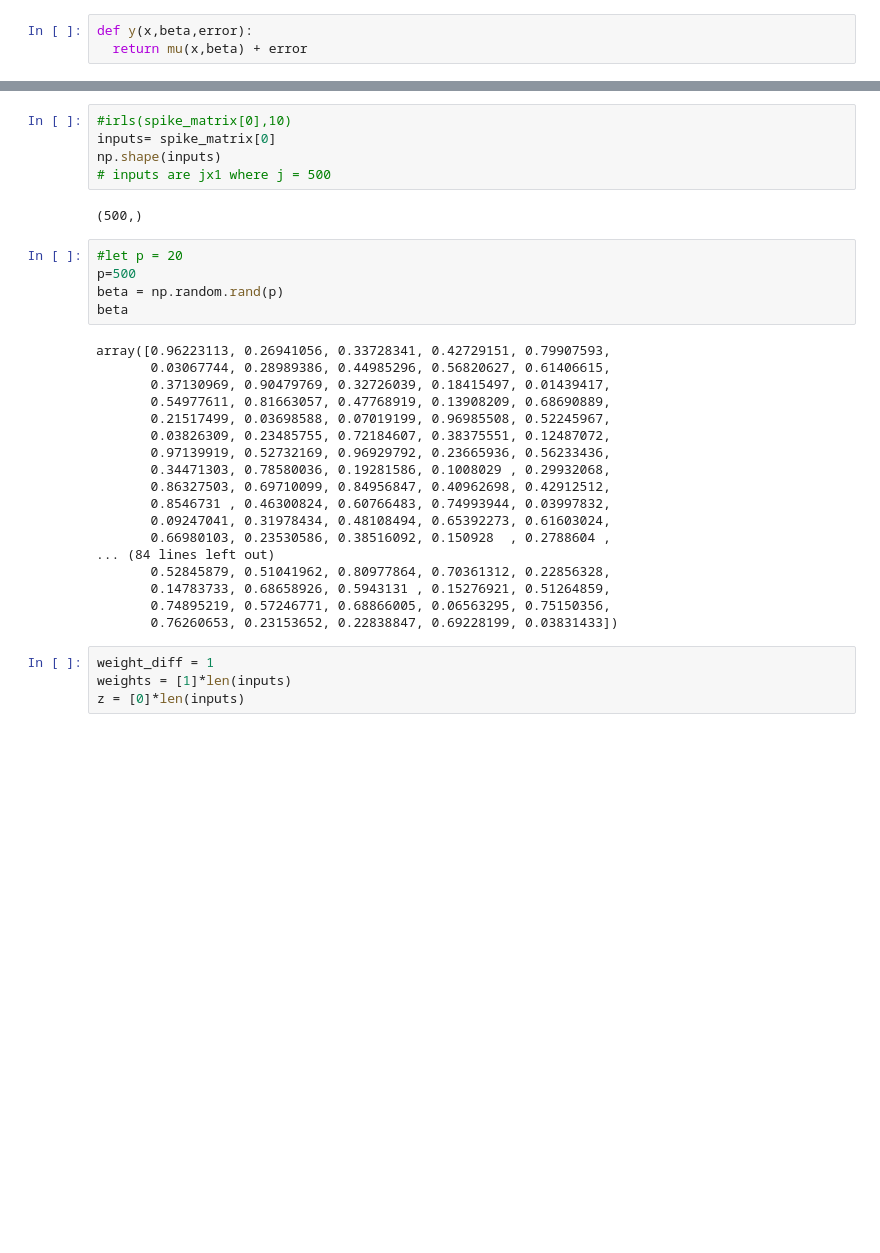
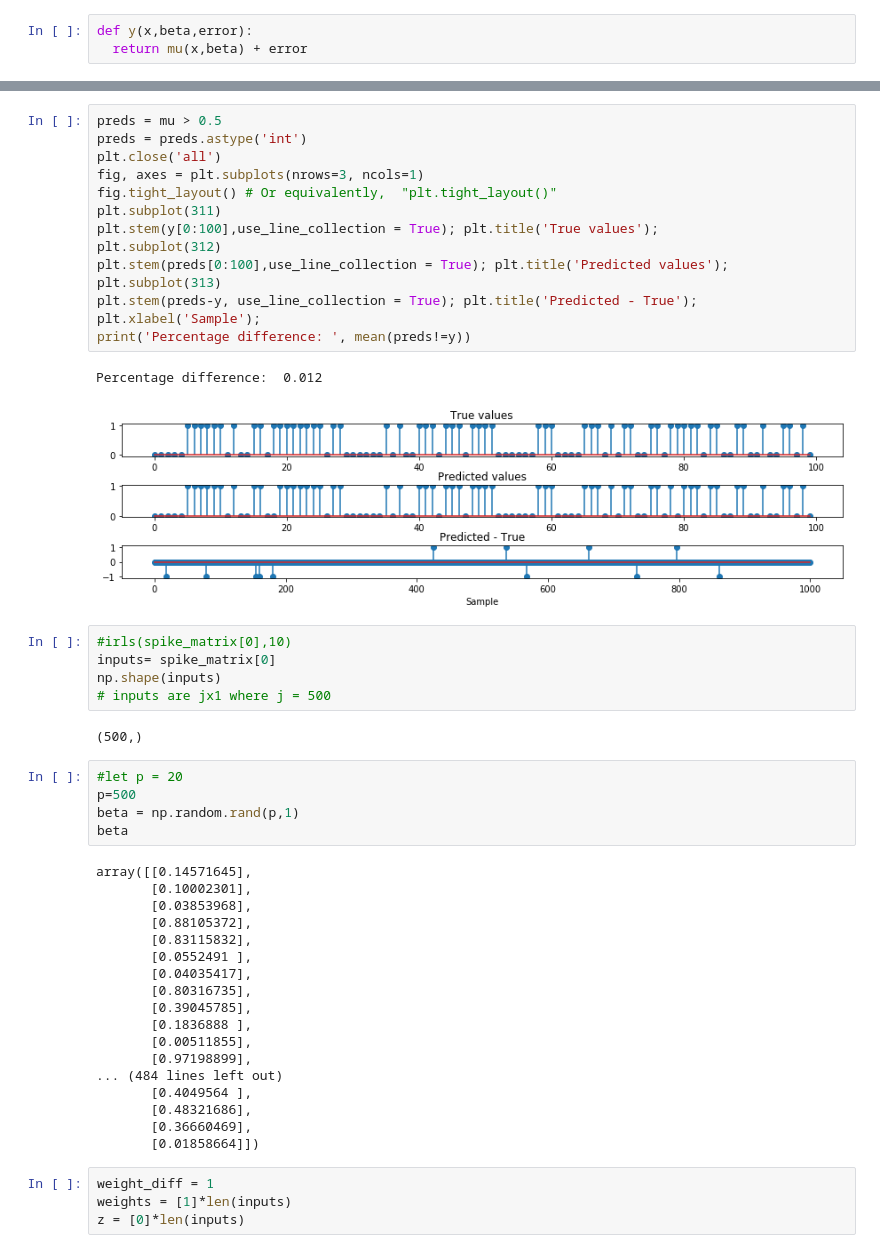
Before and after one commit to cass1331/project-9.50, a Jupyter notebook: SimSpikes.ipynb, the cells around one changed output, grey strips where cells are left out. Saved outputs shown, nothing was run; the diff lists cells and outputs as text; blank space fills up the shorter version.

```diff
--- a/SimSpikes.ipynb
+++ b/SimSpikes.ipynb
@@ -289,3 +323,19 @@ def irls(inputs, p):
+# %%
+preds = mu > 0.5
+preds = preds.astype('int')
+plt.close('all')
+fig, axes = plt.subplots(nrows=3, ncols=1)
+fig.tight_layout() # Or equivalently,  "plt.tight_layout()"
+plt.subplot(311)
+plt.stem(y[0:100],use_line_collection = True); plt.title('True values');
+plt.subplot(312)
+plt.stem(preds[0:100],use_line_collection = True); plt.title('Predicted values');
+plt.subplot(313)
+plt.stem(preds-y, use_line_collection = True); plt.title('Predicted - True'); plt.xlabel('Sample');
+print('Percentage difference: ', mean(preds!=y))
+# %% [output]
+Percentage difference:  0.012
+[figure, added]
 # %%
 #irls(spike_matrix[0],10)
 inputs= spike_matrix[0]
@@ -296,26 +346,26 @@ np.shape(inputs)
 # %%
 #let p = 20
 p=500
-beta = np.random.rand(p)
+beta = np.random.rand(p,1)
 beta
 # %% [output]
-array([0.96223113, 0.26941056, 0.33728341, 0.42729151, 0.79907593,
-       0.03067744, 0.28989386, 0.44985296, 0.56820627, 0.61406615,
-       0.37130969, 0.90479769, 0.32726039, 0.18415497, 0.01439417,
-       0.54977611, 0.81663057, 0.47768919, 0.13908209, 0.68690889,
-       0.21517499, 0.03698588, 0.07019199, 0.96985508, 0.52245967,
-       0.03826309, 0.23485755, 0.72184607, 0.38375551, 0.12487072,
-       0.97139919, 0.52732169, 0.96929792, 0.23665936, 0.56233436,
-       0.34471303, 0.78580036, 0.19281586, 0.1008029 , 0.29932068,
-       0.86327503, 0.69710099, 0.84956847, 0.40962698, 0.42912512,
-       0.8546731 , 0.46300824, 0.60766483, 0.74993944, 0.03997832,
-       0.09247041, 0.31978434, 0.48108494, 0.65392273, 0.61603024,
-       0.66980103, 0.23530586, 0.38516092, 0.150928  , 0.2788604 ,
-... (84 lines left out)
-       0.52845879, 0.51041962, 0.80977864, 0.70361312, 0.22856328,
-       0.14783733, 0.68658926, 0.5943131 , 0.15276921, 0.51264859,
-       0.74895219, 0.57246771, 0.68866005, 0.06563295, 0.75150356,
-       0.76260653, 0.23153652, 0.22838847, 0.69228199, 0.03831433])
+array([[0.14571645],
+       [0.10002301],
+       [0.03853968],
+       [0.88105372],
+       [0.83115832],
+       [0.0552491 ],
+       [0.04035417],
+       [0.80316735],
+       [0.39045785],
+       [0.1836888 ],
+       [0.00511855],
+       [0.97198899],
+... (484 lines left out)
+       [0.4049564 ],
+       [0.48321686],
+       [0.36660469],
+       [0.01858664]])
 # %%
 weight_diff = 1
 weights = [1]*len(inputs)
```
Also changed, not shown: parts of 15 cells of this notebook, 1 other file.
